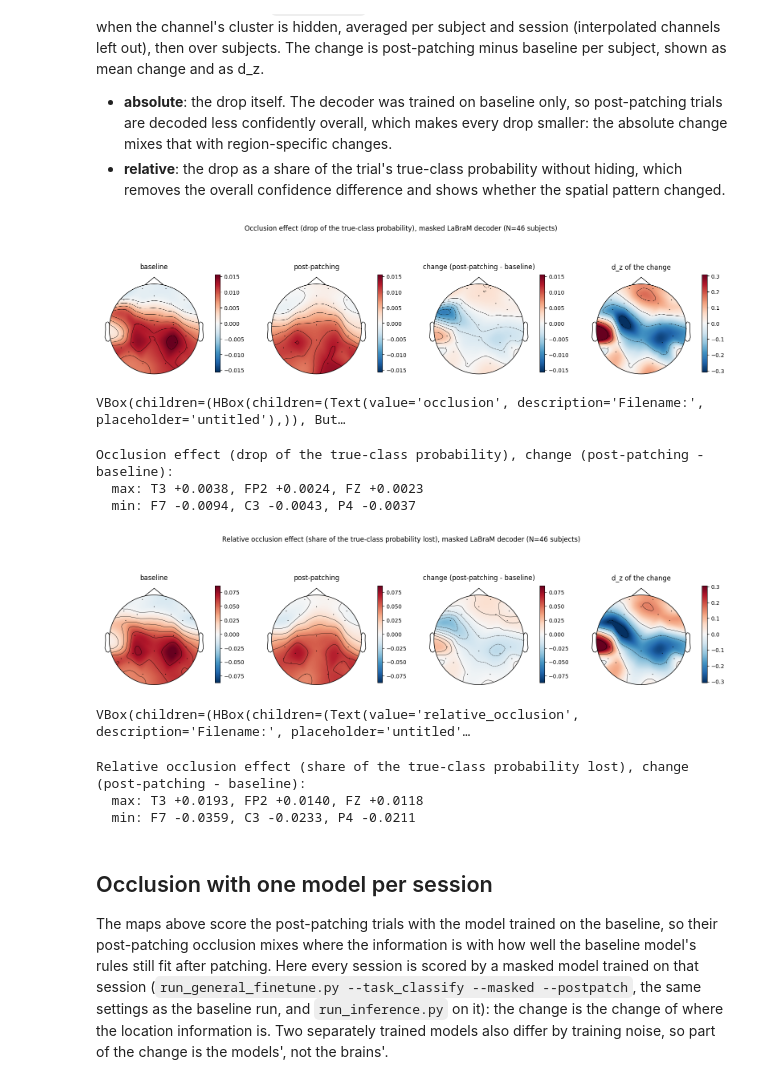
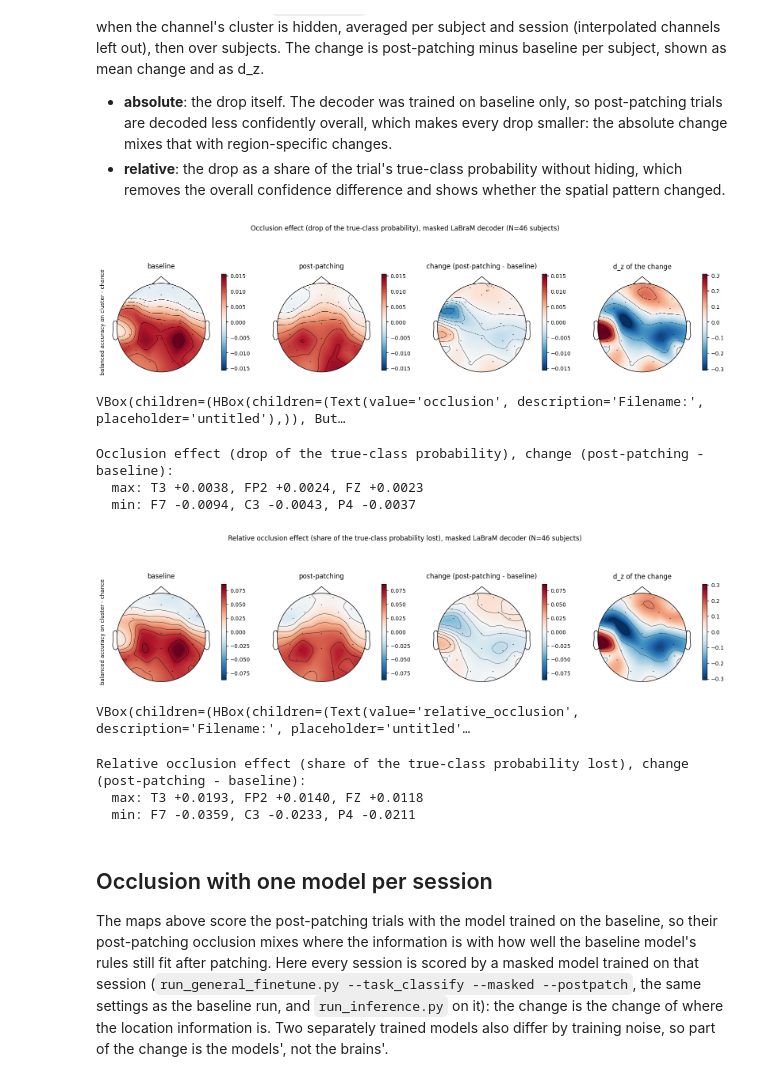
Before and after one commit to gaborab/plasticity_foundation, a Jupyter notebook: notebooks/LDA.ipynb, the cells around one changed output. Saved outputs shown, nothing was run; the diff lists cells and outputs as text; code cells hidden in the pictures.

```diff
--- a/notebooks/LDA.ipynb
+++ b/notebooks/LDA.ipynb
@@ -327,39 +327,41 @@ def channel_change_topomaps(df, label, value="occlusion_effect", relative=False,
     maps = {first: baseline.loc[subjects].mean(), second: postpatch.loc[subjects].mean(),
             change_title: change.mean(), "d_z of the change": change.mean() / change.std(ddof=1)}
     shared_lim = pd.concat([maps[first], maps[second], maps[change_title]]).abs().max()
 
     fig, axes = plt.subplots(1, len(maps), figsize=(5 * len(maps), 4.5))
     for ax, (title, values) in zip(axes, maps.items()):
         lim = values.abs().max() if title == "d_z of the change" else shared_lim
         values = values.to_numpy(dtype=float)
         keep = np.flatnonzero(np.isfinite(values))
         im, _ = mne.viz.plot_topomap(values[keep], mne.pick_info(topo_info, keep), axes=ax, show=False, vlim=(-lim, lim), cmap="RdBu_r")
         ax.set_title(title)
         fig.colorbar(im, ax=ax, shrink=0.7)
     # long titles over several lines (at most about 8 characters per inch of figure width), growing upwards above the panels
     title = textwrap.fill(f"{label}, {model_label} (N={len(subjects)} subjects)", width=int(8 * fig.get_figwidth()))
     fig.suptitle(title, y=1.0, va="bottom")
+    axes[0].set_ylabel("balanced accuracy on cluster - chance", fontsize=10)
+    #axes[0].set_ylabel("drop of the true-class probability", fontsize=11)
     plt.show()
     if save_dir is not None:
         plotting.save_button(fig, save_dir=save_dir, default_name=default_name)
 
     ordered = maps[change_title].dropna().sort_values()
     print(f"{label}, {change_title}:")
     print("  max: " + ", ".join(f"{ch} {v:+.4f}" for ch, v in ordered[::-1][:3].items()))
     print("  min: " + ", ".join(f"{ch} {v:+.4f}" for ch, v in ordered[:3].items()))
 
 
 channel_change_topomaps(masked_channel_df, "Occlusion effect (drop of the true-class probability)",
                         save_dir=decoding_plot_dir / "class_10_22", default_name="occlusion")
 channel_change_topomaps(masked_channel_df, "Relative occlusion effect (share of the true-class probability lost)", relative=True,
                         save_dir=decoding_plot_dir / "class_10_22", default_name="relative_occlusion")
 # %% [output]
-[figure, old version]
+[figure, new version]
 VBox(children=(HBox(children=(Text(value='occlusion', description='Filename:', placeholder='untitled'),)), But…
 Occlusion effect (drop of the true-class probability), change (post-patching - baseline):
   max: T3 +0.0038, FP2 +0.0024, FZ +0.0023
   min: F7 -0.0094, C3 -0.0043, P4 -0.0037
-[figure, old version]
+[figure, new version]
 VBox(children=(HBox(children=(Text(value='relative_occlusion', description='Filename:', placeholder='untitled'…
 Relative occlusion effect (share of the true-class probability lost), change (post-patching - baseline):
   max: T3 +0.0193, FP2 +0.0140, FZ +0.0118
```
Also changed, not shown: parts of 6 cells of this notebook, 10 other files.
